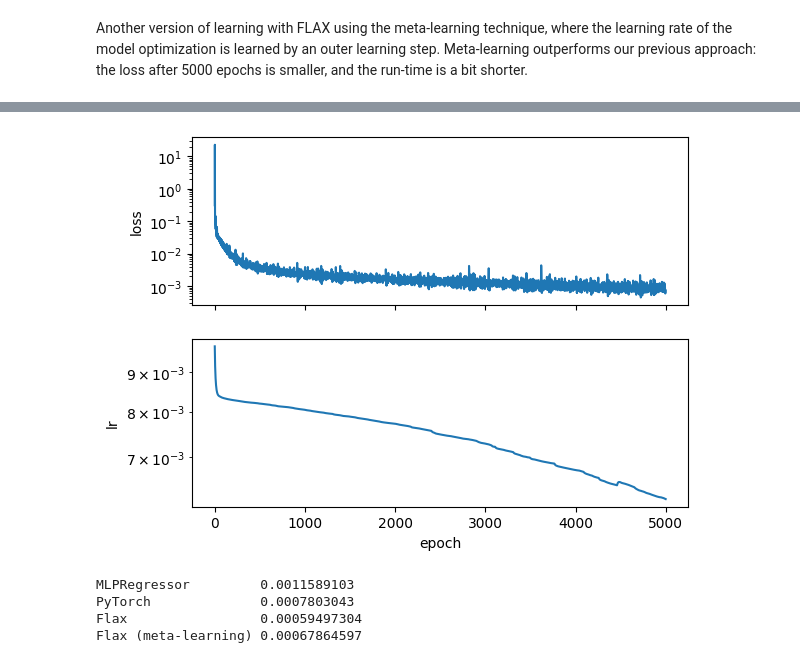
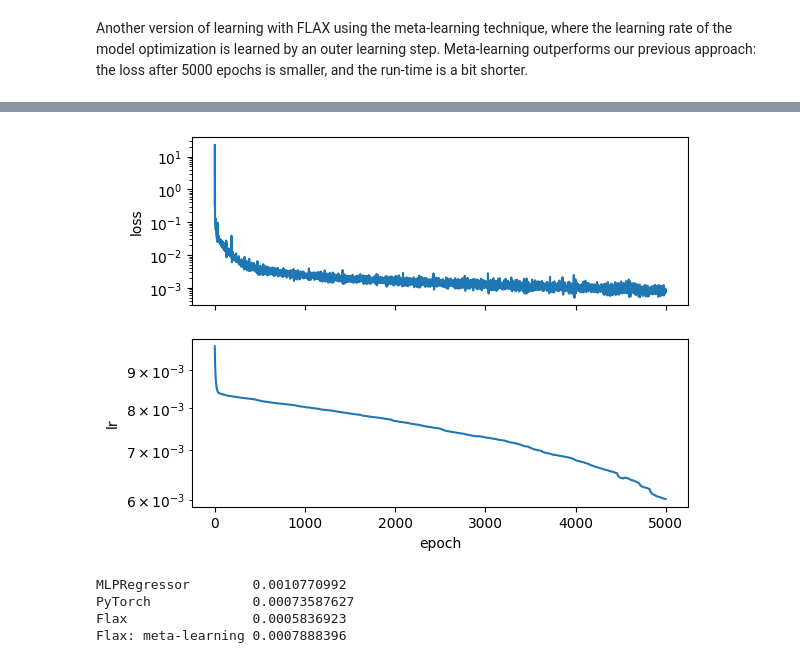
Before and after one commit to HDembinski/HDembinski.github.io, a Jupyter notebook: regression.ipynb, the cells around one changed output, grey strips where cells are left out. Drawn from its saved outputs; the diff is of its cells as text; code cells hidden in the pictures.

```diff
--- a/regression.ipynb
+++ b/regression.ipynb
@@ -423,10 +423,7 @@ def train(config, x, y):
     param_key, perm_key = jax.random.split(root_key)
     theta = model.init(param_key, x)
 
-    opt = optax.inject_hyperparams(lambda learning_rate: optax.chain(
-        optax.clip(1),
-        optax.rmsprop(learning_rate=learning_rate)
-    ))(learning_rate=config.learning_rate)
+    opt = optax.inject_hyperparams(optax.rmsprop)(learning_rate=config.learning_rate)
 
     meta_opt = optax.adabelief(learning_rate=config.meta_learning_rate)
 
@@ -514,14 +511,14 @@ epoch 5000 loss=0.0007429086836054921 lr=0.006180359981954098
-[figure, old version]
+[figure, new version]
 # %%
 print("MLPRegressor       ", mean_squared_error(clf.predict(X), y))
 print("PyTorch            ", mean_squared_error(torch_model(torch_X).detach().numpy(), y))
 print("Flax               ", mean_squared_error(flax_model.apply(flax_theta, X), y))
 print("Flax: meta-learning", mean_squared_error(flax_model.apply(flax_ml_theta, X), y))
 # %% [output]
-MLPRegressor         0.0011589103
-PyTorch              0.0007803043
-Flax                 0.00059497304
-Flax (meta-learning) 0.00067864597
+MLPRegressor        0.0010770992
+PyTorch             0.00073587627
+Flax                0.0005836923
+Flax: meta-learning 0.0007888396
 # %%
 draw(lambda x: flax_model.apply(flax_ml_theta, x))
 # %% [output]
```
Also changed, not shown: parts of 14 cells of this notebook.
